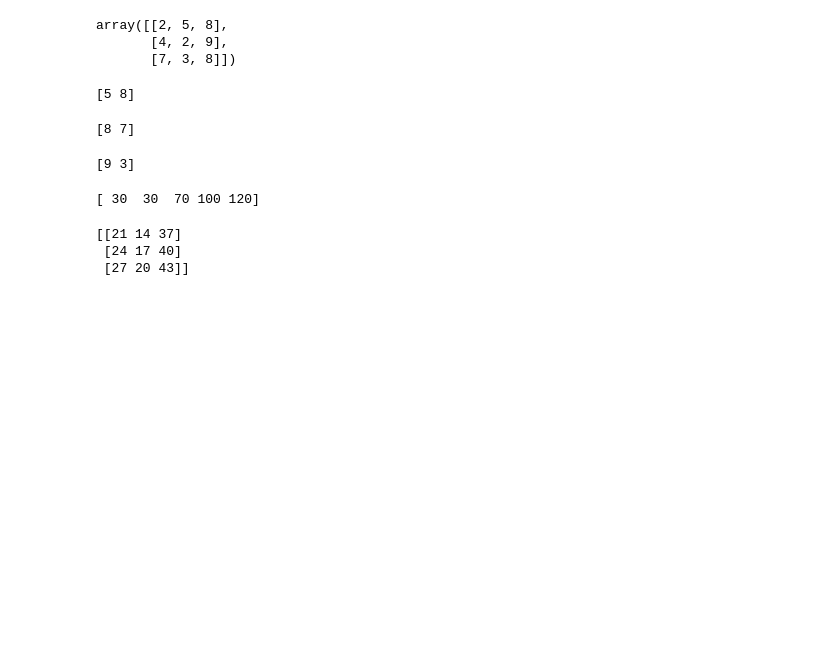
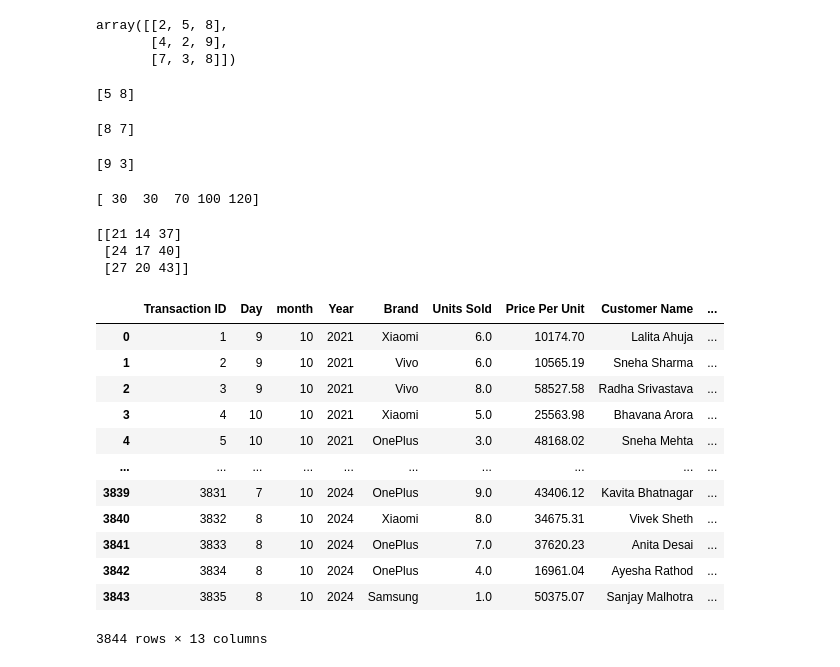
Before and after one commit to sanmesh4090/Data-science-, a Jupyter notebook: Adv.python/Numpy.ipynb, the cells around one changed output. Cells and saved outputs as stored; diff of their text form; code cells hidden in the pictures; blank space fills up the shorter version.

```diff
--- a/Adv.python/Numpy.ipynb
+++ b/Adv.python/Numpy.ipynb
@@ -719,3 +719,23 @@ print(a+b)
 [[21 14 37]
  [24 17 40]
  [27 20 43]]
+# %%
+#read the Csv file
+import pandas as pd
+df=pd.read_csv('/Users/sanmeshjadhav/Library/Containers/net.whatsapp.WhatsApp/Data/tmp/documents/BE900EF5-7BFC-4A2B-9885-576BCFD423B9/Raw Mobile Sales Dataset.csv')
+# %%
+df
+# %% [output]
+|  | Transaction ID | Day | month | Year | Brand | Units Sold | Price Per Unit | Customer Name | ... |
+| 0 | 1 | 9 | 10 | 2021 | Xiaomi | 6.0 | 10174.70 | Lalita Ahuja | ... |
+| 1 | 2 | 9 | 10 | 2021 | Vivo | 6.0 | 10565.19 | Sneha Sharma | ... |
+| 2 | 3 | 9 | 10 | 2021 | Vivo | 8.0 | 58527.58 | Radha Srivastava | ... |
+| 3 | 4 | 10 | 10 | 2021 | Xiaomi | 5.0 | 25563.98 | Bhavana Arora | ... |
+| 4 | 5 | 10 | 10 | 2021 | OnePlus | 3.0 | 48168.02 | Sneha Mehta | ... |
+| ... | ... | ... | ... | ... | ... | ... | ... | ... | ... |
+| 3839 | 3831 | 7 | 10 | 2024 | OnePlus | 9.0 | 43406.12 | Kavita Bhatnagar | ... |
+| 3840 | 3832 | 8 | 10 | 2024 | Xiaomi | 8.0 | 34675.31 | Vivek Sheth | ... |
+| 3841 | 3833 | 8 | 10 | 2024 | OnePlus | 7.0 | 37620.23 | Anita Desai | ... |
+| 3842 | 3834 | 8 | 10 | 2024 | OnePlus | 4.0 | 16961.04 | Ayesha Rathod | ... |
+| 3843 | 3835 | 8 | 10 | 2024 | Samsung | 1.0 | 50375.07 | Sanjay Malhotra | ... |
+3844 rows × 13 columns
```
Also changed, not shown: parts of 11 cells of this notebook, 1 other file.
